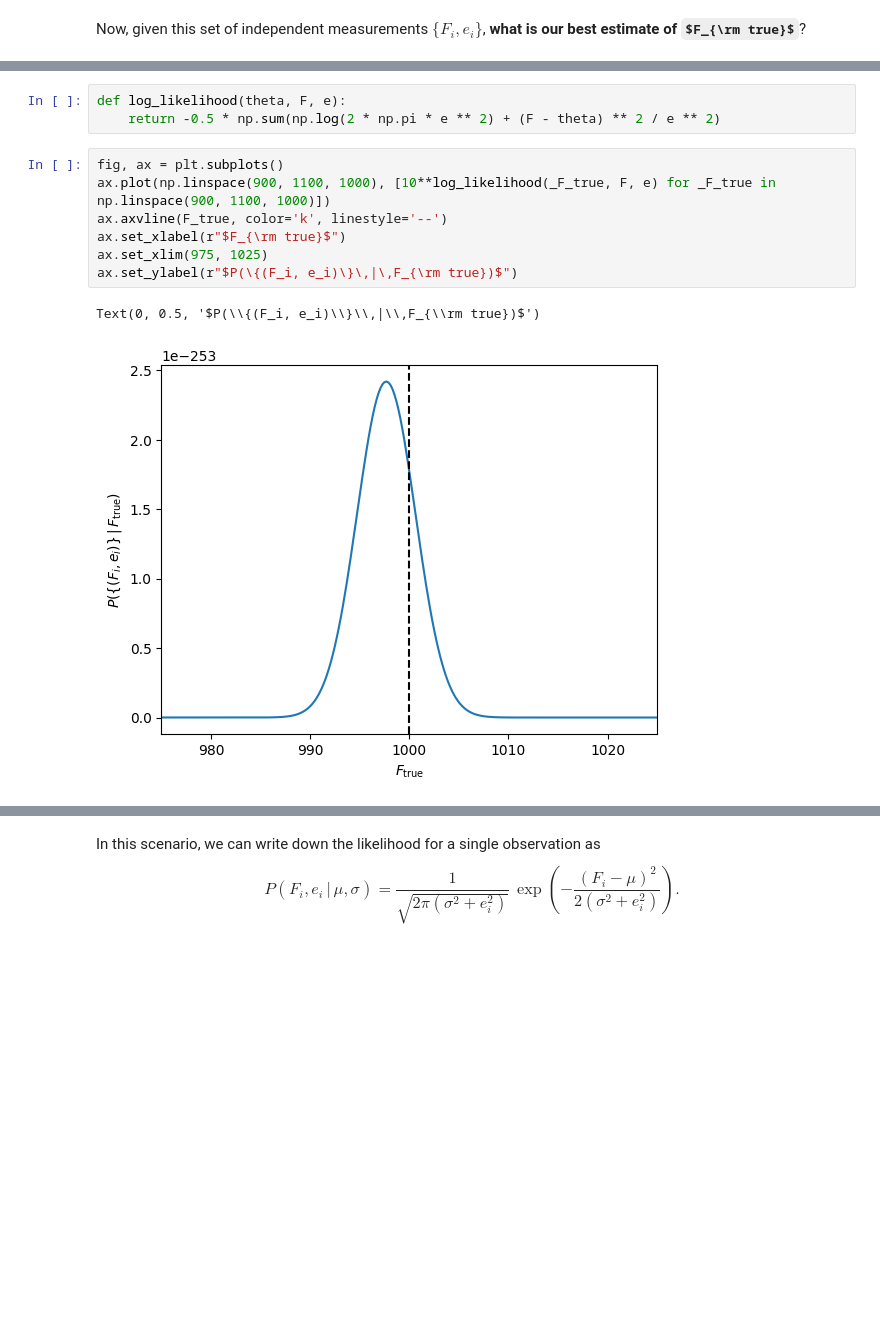
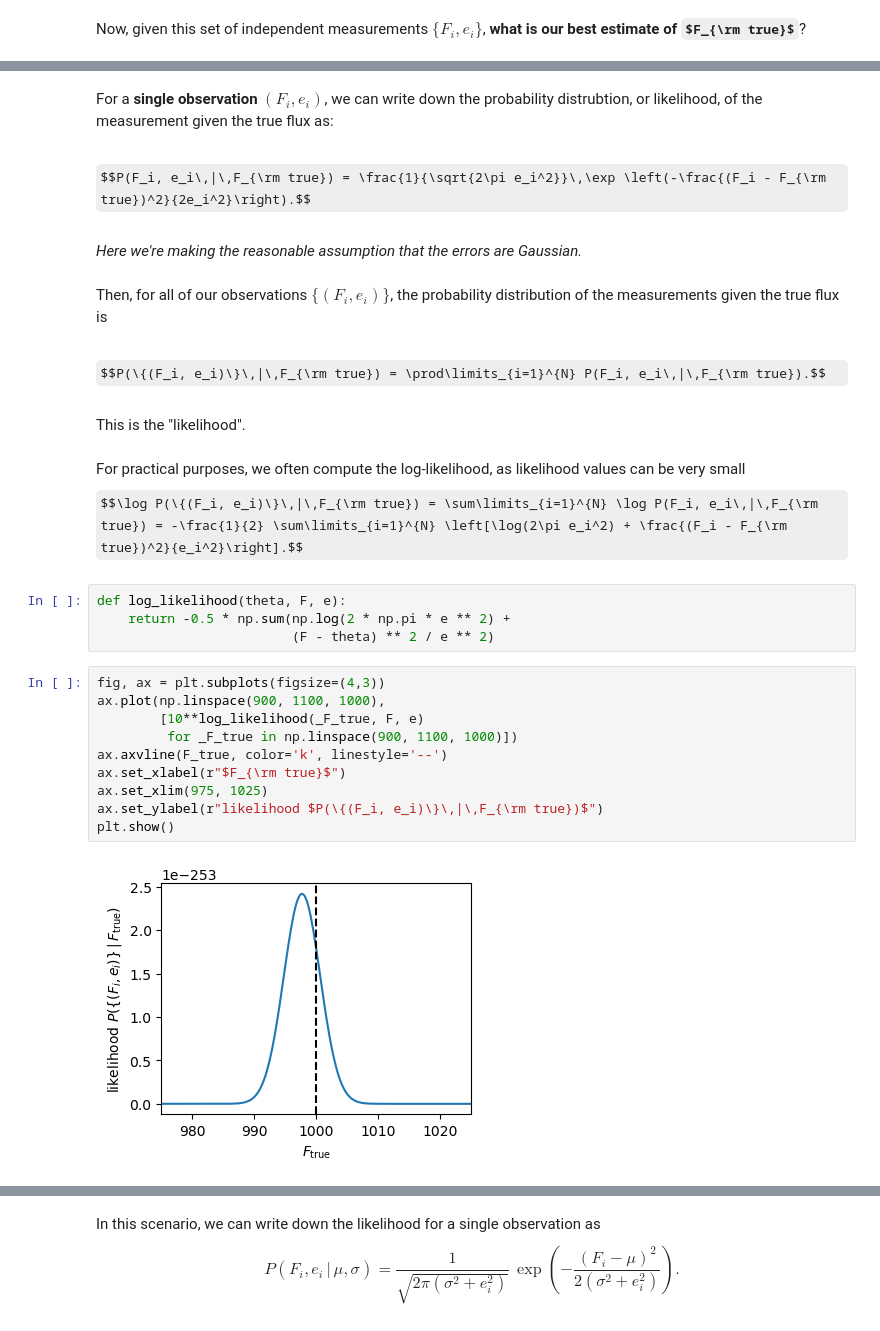
Before and after one commit to changhoonhahn/astro-ai, a Jupyter notebook: nb/week5.ipynb, the cells around one changed output, grey strips where cells are left out. Saved outputs shown, nothing was run; the diff lists cells and outputs as text; some formulas as TeX source; blank space fills up the shorter version.

```diff
--- a/nb/week5.ipynb
+++ b/nb/week5.ipynb
@@ -49,14 +43,32 @@ Let's implement the frequentist approach
+# %% [markdown]
+For a **single observation** $(F_i, e_i)$, we can write down the probability distrubtion, or likelihood, of the measurement given the true flux as:
+# %% [markdown]
+$$P(F_i, e_i\,|\,F_{\rm true}) = \frac{1}{\sqrt{2\pi e_i^2}}\,\exp \left(-\frac{(F_i - F_{\rm true})^2}{2e_i^2}\right).$$
+# %% [markdown]
+*Here we're making the reasonable assumption that the errors are Gaussian.*
+# %% [markdown]
+Then, for all of our observations $\{(F_i, e_i)\}$, the probability distribution of the measurements given the true flux is
+# %% [markdown]
+$$P(\{(F_i, e_i)\}\,|\,F_{\rm true}) = \prod\limits_{i=1}^{N} P(F_i, e_i\,|\,F_{\rm true}).$$
+# %% [markdown]
+This is the "likelihood".
+# %% [markdown]
+For practical purposes, we often compute the log-likelihood, as likelihood values can be very small
+$$\log P(\{(F_i, e_i)\}\,|\,F_{\rm true}) = \sum\limits_{i=1}^{N} \log P(F_i, e_i\,|\,F_{\rm true}) = -\frac{1}{2} \sum\limits_{i=1}^{N} \left[\log(2\pi e_i^2) + \frac{(F_i - F_{\rm true})^2}{e_i^2}\right].$$
 # %%
 def log_likelihood(theta, F, e):
-    return -0.5 * np.sum(np.log(2 * np.pi * e ** 2) + (F - theta) ** 2 / e ** 2)
+    return -0.5 * np.sum(np.log(2 * np.pi * e ** 2) +
+                         (F - theta) ** 2 / e ** 2)
 # %%
-fig, ax = plt.subplots()
-ax.plot(np.linspace(900, 1100, 1000), [10**log_likelihood(_F_true, F, e) for _F_true in np.linspace(900, 1100, 1000)])
+fig, ax = plt.subplots(figsize=(4,3))
+ax.plot(np.linspace(900, 1100, 1000),
+        [10**log_likelihood(_F_true, F, e)
+         for _F_true in np.linspace(900, 1100, 1000)])
 ax.axvline(F_true, color='k', linestyle='--')
 ax.set_xlabel(r"$F_{\rm true}$")
 ax.set_xlim(975, 1025)
-ax.set_ylabel(r"$P(\{(F_i, e_i)\}\,|\,F_{\rm true})$")
+ax.set_ylabel(r"likelihood $P(\{(F_i, e_i)\}\,|\,F_{\rm true})$")
+plt.show()
 # %% [output]
-Text(0, 0.5, '$P(\\{(F_i, e_i)\\}\\,|\\,F_{\\rm true})$')
-[figure, old version]
+[figure, new version]
 # %% [markdown]
```
Also changed, not shown: parts of 48 cells of this notebook.
